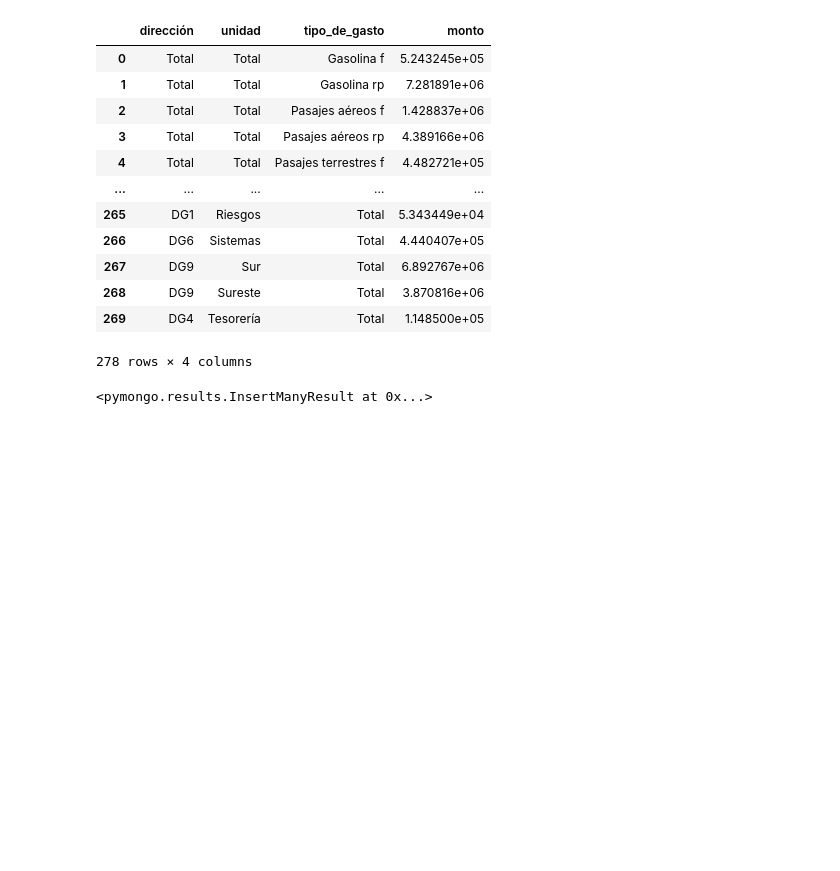
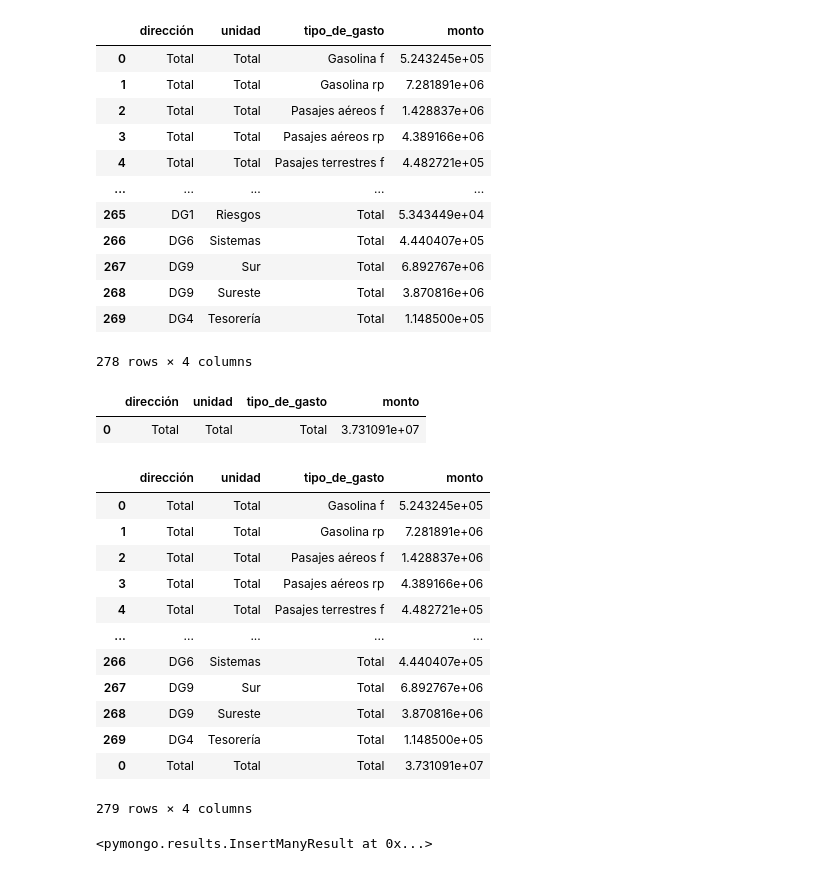
Before and after one commit to danielamz97/project3, a Jupyter notebook: pandas/jupyter.ipynb, the cells around one changed output. Drawn from its saved outputs; the diff is of its cells as text; code cells hidden in the pictures; blank space fills up the shorter version.

```diff
--- a/pandas/jupyter.ipynb
+++ b/pandas/jupyter.ipynb
@@ -185,6 +185,36 @@ data
 | 268 | DG9 | Sureste | Total | 3.870816e+06 |
 | 269 | DG4 | Tesorería | Total | 1.148500e+05 |
 278 rows × 4 columns
+# %%
+total_final = data.loc[data['dirección']=='Total']['monto'].sum()
+total_row = {
+    'dirección': ['Total'],
+    'unidad': ['Total'],
+    'tipo_de_gasto': ['Total'],
+    'monto': [total_final]
+}
+total_row =pd.DataFrame(total_row)
+total_row
+# %% [output]
+|  | dirección | unidad | tipo_de_gasto | monto |
+| 0 | Total | Total | Total | 3.731091e+07 |
+# %%
+data =pd.concat([data,total_row])
+data
+# %% [output]
+|  | dirección | unidad | tipo_de_gasto | monto |
+| 0 | Total | Total | Gasolina f | 5.243245e+05 |
+| 1 | Total | Total | Gasolina rp | 7.281891e+06 |
+| 2 | Total | Total | Pasajes aéreos f | 1.428837e+06 |
+| 3 | Total | Total | Pasajes aéreos rp | 4.389166e+06 |
+| 4 | Total | Total | Pasajes terrestres f | 4.482721e+05 |
+| ... | ... | ... | ... | ... |
+| 266 | DG6 | Sistemas | Total | 4.440407e+05 |
+| 267 | DG9 | Sur | Total | 6.892767e+06 |
+| 268 | DG9 | Sureste | Total | 3.870816e+06 |
+| 269 | DG4 | Tesorería | Total | 1.148500e+05 |
+| 0 | Total | Total | Total | 3.731091e+07 |
+279 rows × 4 columns
 # %%
 data_dict =data.to_dict(orient='records')
 # %%
```
Also changed, not shown: parts of 6 cells of this notebook.
